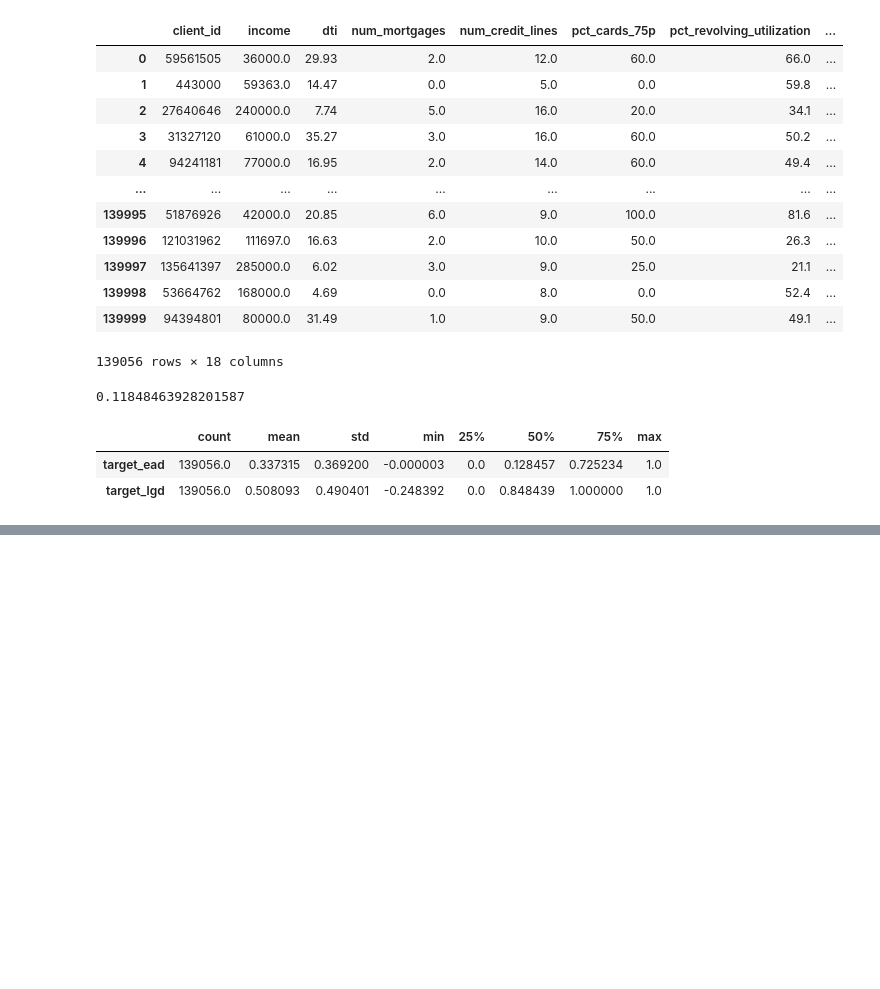
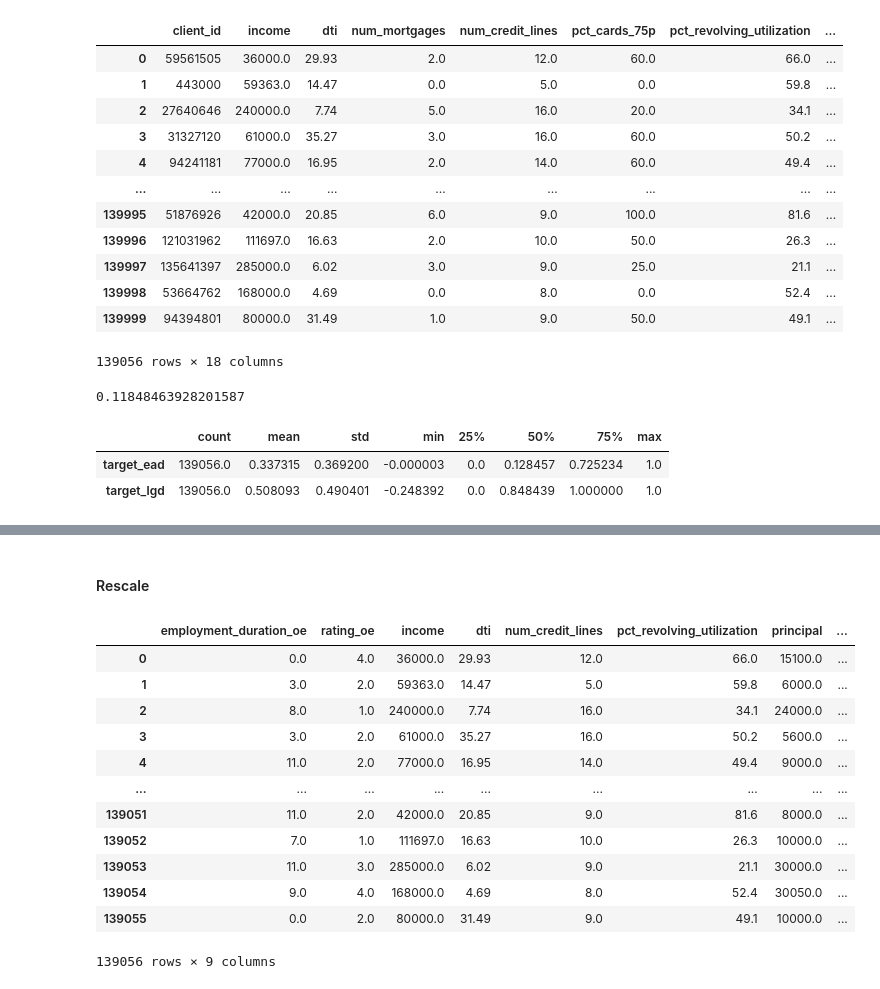
Before and after one commit to adrianriverof/risk-scoring, a Jupyter notebook: 03_Notebooks/02_Development/04_Data_Transformation.ipynb, the cells around one changed output, grey strips where cells are left out. Cells and saved outputs as stored; diff of their text form; code cells hidden in the pictures; blank space fills up the shorter version.

Commit message:
feat(transformation): notebook transformation with encoding and starting scaler

```diff
--- a/03_Notebooks/02_Development/04_Data_Transformation.ipynb
+++ b/03_Notebooks/02_Development/04_Data_Transformation.ipynb
@@ -167,0 +283,26 @@ num[['target_ead','target_lgd']].describe().T
+# %%
+order_empl_duration = ['unknown',
+                       '< 1 year',
+                       '1 year',
+                       '2 years',
+                       '3 years',
+                       '4 years',
+                       '5 years',
+                       '6 years',
+                       '7 years',
+                       '8 years',
+                       '9 years',
+                       '10+ years']
+
+order_rating = ['A','B','C','D','E','F','G']
+# %%
+
+oe = OrdinalEncoder(categories=[order_empl_duration, order_rating],
+                   handle_unknown='use_encoded_value',
+                   unknown_value=12)
+
+cat_oe = oe.fit_transform(cat[var_oe])
+
+# save dataframe
+names_oe = [variable + '_oe' for variable in var_oe]
+cat_oe = pd.DataFrame(cat_oe, columns = names_oe)
@@ -167,0 +372,31 @@ num[['target_ead','target_lgd']].describe().T
+# %% [markdown]
+#### Rescale
+# %%
+# minmax
+
+num_scale = num[['income',
+                  'dti',
+                  'num_credit_lines',
+                  'pct_revolving_utilization',
+                  'principal',
+                  'interest_rate',
+                  'installment_amount']].reset_index(drop=True)
+# %%
+df_res = pd.concat([cat_oe, num_scale], axis=1)
+# we apply minmax also to the Ordinal Encoded
+# %%
+df_res
+# %% [output]
+|  | employment_duration_oe | rating_oe | income | dti | num_credit_lines | pct_revolving_utilization | principal | ... |
+| 0 | 0.0 | 4.0 | 36000.0 | 29.93 | 12.0 | 66.0 | 15100.0 | ... |
+| 1 | 3.0 | 2.0 | 59363.0 | 14.47 | 5.0 | 59.8 | 6000.0 | ... |
+| 2 | 8.0 | 1.0 | 240000.0 | 7.74 | 16.0 | 34.1 | 24000.0 | ... |
+| 3 | 3.0 | 2.0 | 61000.0 | 35.27 | 16.0 | 50.2 | 5600.0 | ... |
+| 4 | 11.0 | 2.0 | 77000.0 | 16.95 | 14.0 | 49.4 | 9000.0 | ... |
+| ... | ... | ... | ... | ... | ... | ... | ... | ... |
+| 139051 | 11.0 | 2.0 | 42000.0 | 20.85 | 9.0 | 81.6 | 8000.0 | ... |
+| 139052 | 7.0 | 1.0 | 111697.0 | 16.63 | 10.0 | 26.3 | 10000.0 | ... |
+| 139053 | 11.0 | 3.0 | 285000.0 | 6.02 | 9.0 | 21.1 | 30000.0 | ... |
+| 139054 | 9.0 | 4.0 | 168000.0 | 4.69 | 8.0 | 52.4 | 30050.0 | ... |
+| 139055 | 0.0 | 2.0 | 80000.0 | 31.49 | 9.0 | 49.1 | 10000.0 | ... |
+139056 rows × 9 columns
```
Also changed, not shown: parts of 35 cells of this notebook, 1 other file.
